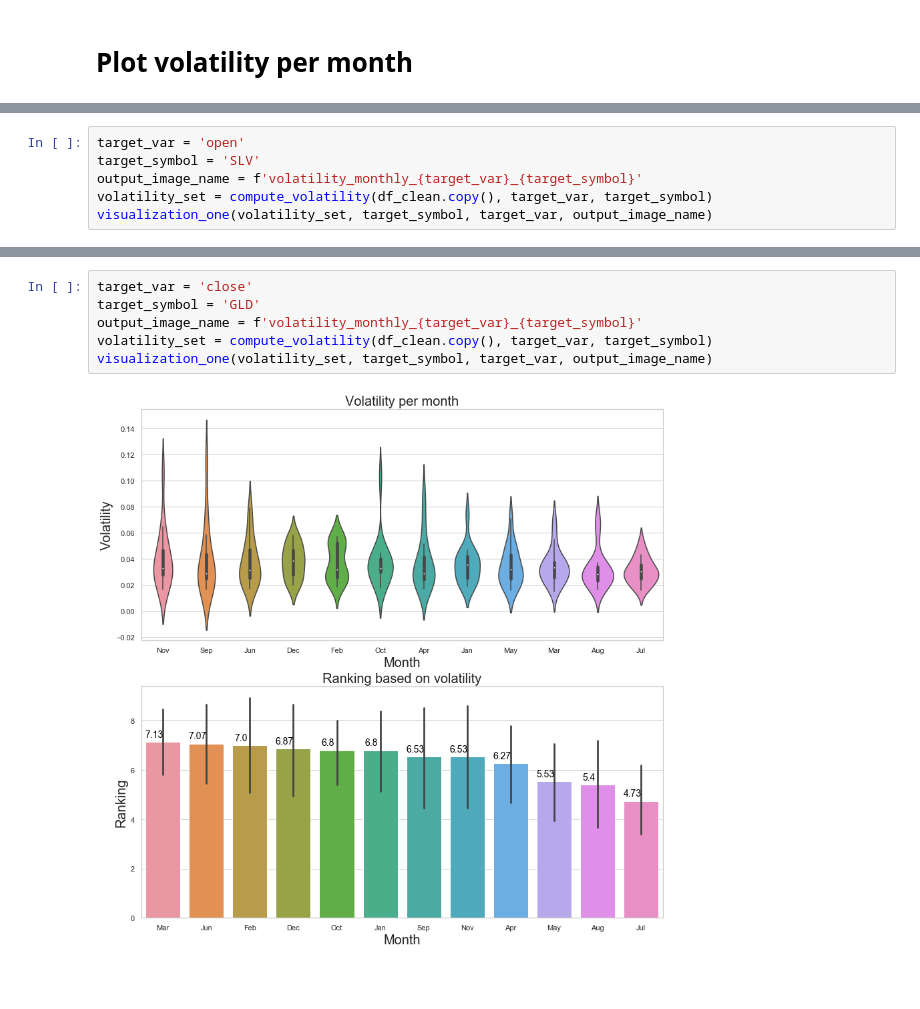
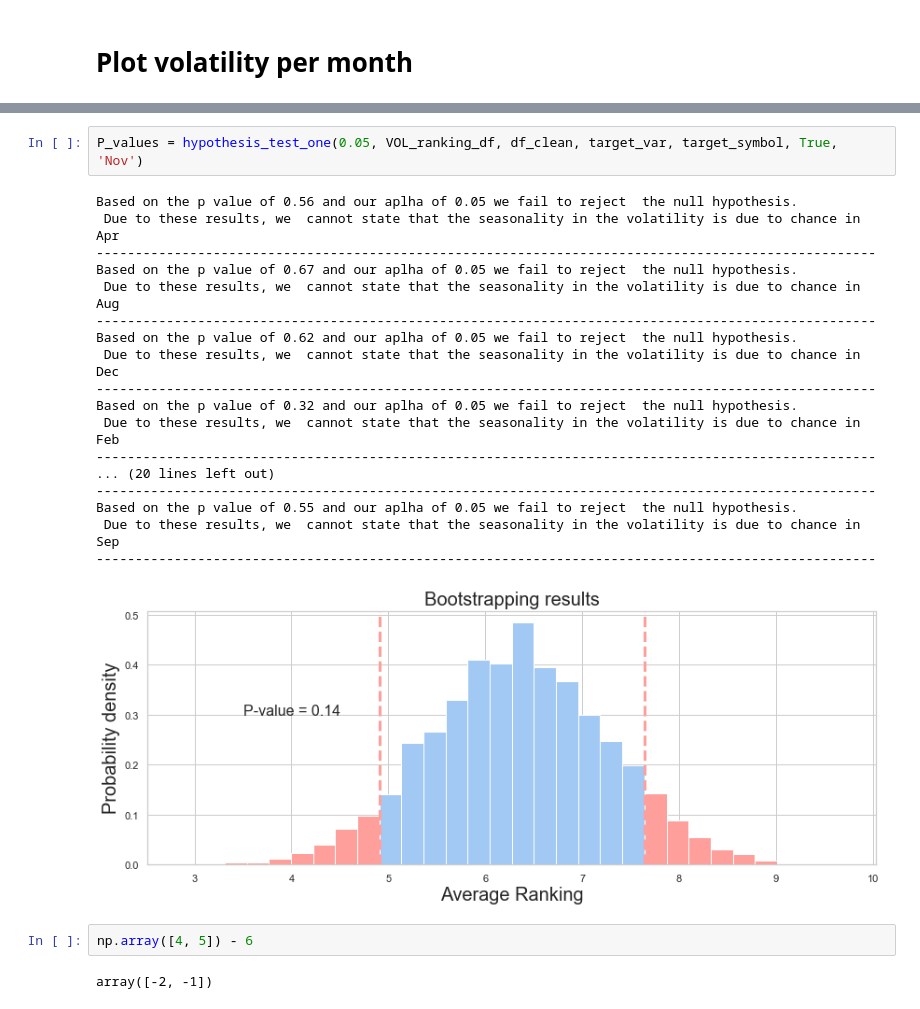
Before and after one commit to akharina/gold_silver_etf, a Jupyter notebook: Tech_Notebook.ipynb, the cells around one changed output, grey strips where cells are left out. Saved outputs shown, nothing was run; the diff lists cells and outputs as text; blank space fills up the shorter version.

Commit message:
My hypothesis is added

```diff
--- a/Tech_Notebook.ipynb
+++ b/Tech_Notebook.ipynb
@@ -34,6 +35,0 @@ visualization_one(volatility_set, target_symbol, target_var, output_image_name)
-# %%
-target_var = 'open'
-target_symbol = 'SLV'
-output_image_name = f'volatility_monthly_{target_var}_{target_symbol}'
-volatility_set = compute_volatility(df_clean.copy(), target_var, target_symbol)
-visualization_one(volatility_set, target_symbol, target_var, output_image_name)
@@ -42,8 +36,25 @@ visualization_one(volatility_set, target_symbol, target_var, output_image_name)
-# %%
-target_var = 'close'
-target_symbol = 'GLD'
-output_image_name = f'volatility_monthly_{target_var}_{target_symbol}'
-volatility_set = compute_volatility(df_clean.copy(), target_var, target_symbol)
-visualization_one(volatility_set, target_symbol, target_var, output_image_name)
-# %% [output]
-[figure, removed]
+# %%
+P_values = hypothesis_test_one(0.05, VOL_ranking_df, df_clean, target_var, target_symbol, True, 'Nov')
+# %% [output]
+Based on the p value of 0.56 and our aplha of 0.05 we fail to reject  the null hypothesis.
+ Due to these results, we  cannot state that the seasonality in the volatility is due to chance in Apr
+----------------------------------------------------------------------------------------------------
+Based on the p value of 0.67 and our aplha of 0.05 we fail to reject  the null hypothesis.
+ Due to these results, we  cannot state that the seasonality in the volatility is due to chance in Aug
+----------------------------------------------------------------------------------------------------
+Based on the p value of 0.62 and our aplha of 0.05 we fail to reject  the null hypothesis.
+ Due to these results, we  cannot state that the seasonality in the volatility is due to chance in Dec
+----------------------------------------------------------------------------------------------------
+Based on the p value of 0.32 and our aplha of 0.05 we fail to reject  the null hypothesis.
+ Due to these results, we  cannot state that the seasonality in the volatility is due to chance in Feb
+----------------------------------------------------------------------------------------------------
+... (20 lines left out)
+----------------------------------------------------------------------------------------------------
+Based on the p value of 0.55 and our aplha of 0.05 we fail to reject  the null hypothesis.
+ Due to these results, we  cannot state that the seasonality in the volatility is due to chance in Sep
+----------------------------------------------------------------------------------------------------
+[figure, added]
+# %%
+np.array([4, 5]) - 6
+# %% [output]
+array([-2, -1])
```
Also changed, not shown: parts of 3 cells of this notebook, 10 other files.
